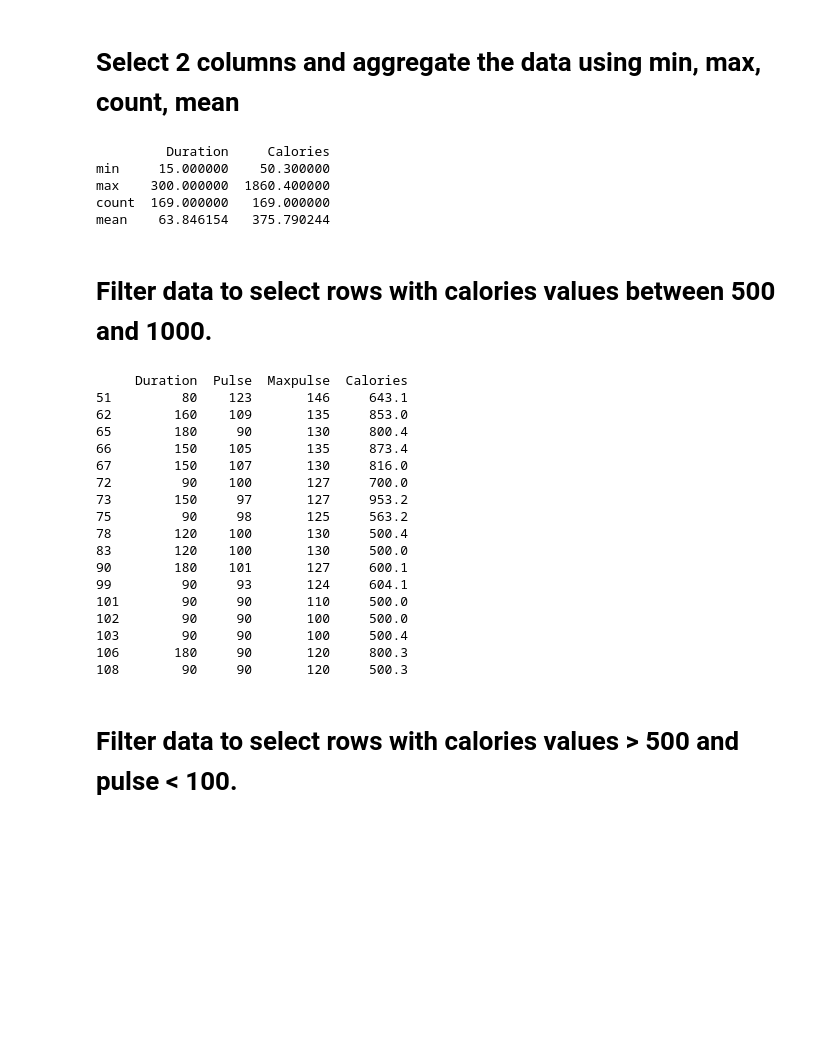
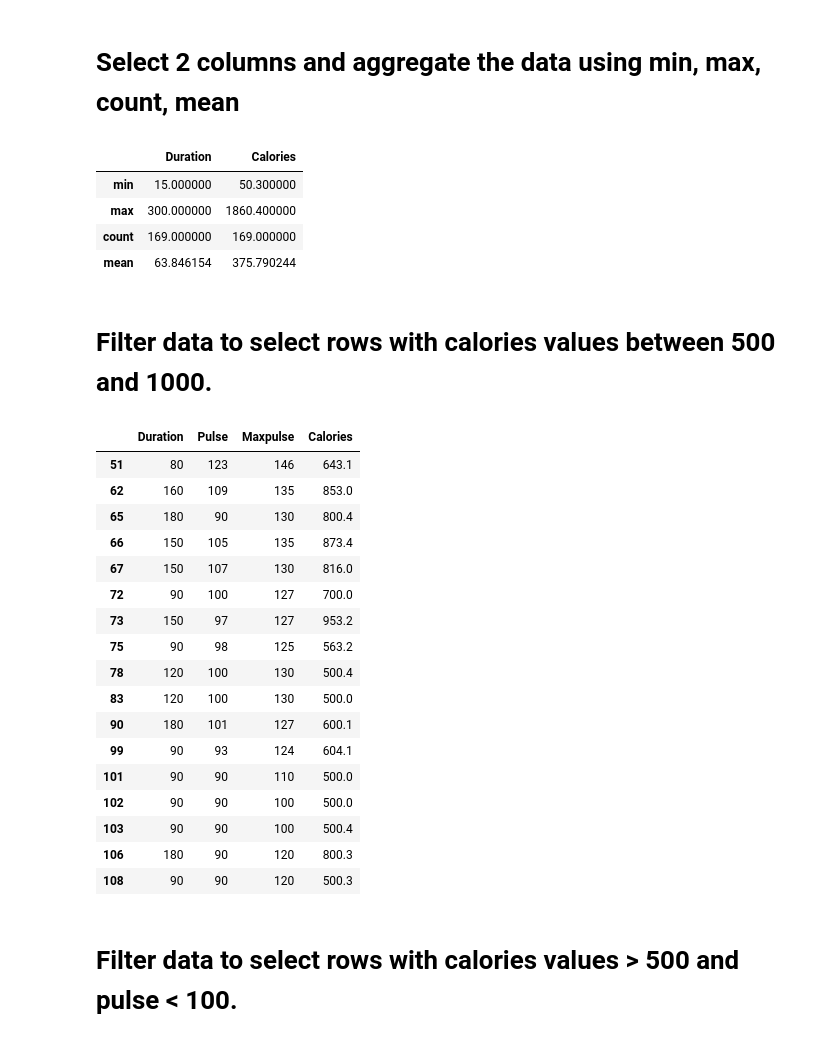
Before and after one commit to swamyappu/700747726_Assignment-4, a Jupyter notebook: Data_Manipulation.ipynb, the cells around one changed output. Cells and saved outputs as stored; diff of their text form; code cells hidden in the pictures; blank space fills up the shorter version.

```diff
--- a/Data_Manipulation.ipynb
+++ b/Data_Manipulation.ipynb
@@ -58,7 +58,7 @@ dtype: int64
 # Replace the null values with mean value
 # %%
 mean_val = df['Calories'].mean()
-df['Calories'].fillna(df['Calories'].mean(), inplace=True)
+df['Calories'].fillna(value=mean_val, inplace=True)
 print(df)
 print(df.isnull().sum()) #Total Number of null values will get displayed
 # %% [output]
@@ -86,37 +86,37 @@ dtype: int64
 # %%
 sele_col = df[['Duration','Calories']]
 res = sele_col.aggregate(['min','max','count','mean'])
-print(res)
+res
 # %% [output]
-         Duration     Calories
-min     15.000000    50.300000
-max    300.000000  1860.400000
-count  169.000000   169.000000
-mean    63.846154   375.790244
+|  | Duration | Calories |
+| min | 15.000000 | 50.300000 |
+| max | 300.000000 | 1860.400000 |
+| count | 169.000000 | 169.000000 |
+| mean | 63.846154 | 375.790244 |
 # %% [markdown]
 # Filter data to select rows with calories values  between 500 and 1000.
 # %%
 calo_fil = df[(df['Calories'] >= 500) & (df['Calories'] <= 1000)]
-print(calo_fil)
+calo_fil
 # %% [output]
-     Duration  Pulse  Maxpulse  Calories
-51         80    123       146     643.1
-62        160    109       135     853.0
-65        180     90       130     800.4
-66        150    105       135     873.4
-67        150    107       130     816.0
-72         90    100       127     700.0
-73        150     97       127     953.2
-75         90     98       125     563.2
-78        120    100       130     500.4
-83        120    100       130     500.0
-90        180    101       127     600.1
-99         90     93       124     604.1
-101        90     90       110     500.0
-102        90     90       100     500.0
-103        90     90       100     500.4
-106       180     90       120     800.3
-108        90     90       120     500.3
+|  | Duration | Pulse | Maxpulse | Calories |
+| 51 | 80 | 123 | 146 | 643.1 |
+| 62 | 160 | 109 | 135 | 853.0 |
+| 65 | 180 | 90 | 130 | 800.4 |
+| 66 | 150 | 105 | 135 | 873.4 |
+| 67 | 150 | 107 | 130 | 816.0 |
+| 72 | 90 | 100 | 127 | 700.0 |
+| 73 | 150 | 97 | 127 | 953.2 |
+| 75 | 90 | 98 | 125 | 563.2 |
+| 78 | 120 | 100 | 130 | 500.4 |
+| 83 | 120 | 100 | 130 | 500.0 |
+| 90 | 180 | 101 | 127 | 600.1 |
+| 99 | 90 | 93 | 124 | 604.1 |
+| 101 | 90 | 90 | 110 | 500.0 |
+| 102 | 90 | 90 | 100 | 500.0 |
+| 103 | 90 | 90 | 100 | 500.4 |
+| 106 | 180 | 90 | 120 | 800.3 |
+| 108 | 90 | 90 | 120 | 500.3 |
 # %% [markdown]
 # Filter data to select rows with calories values > 500 and pulse < 100.
 # %%
```
Also changed, not shown: parts of 7 cells of this notebook.
